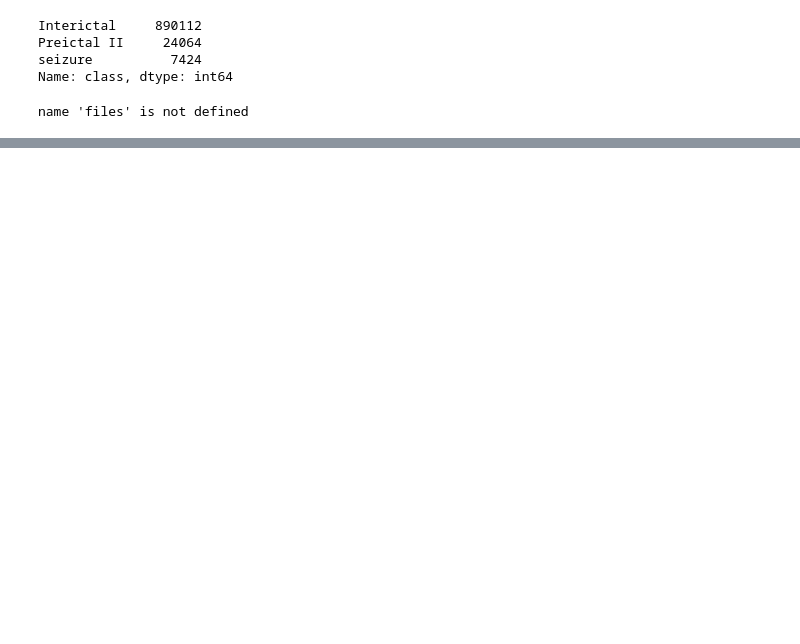
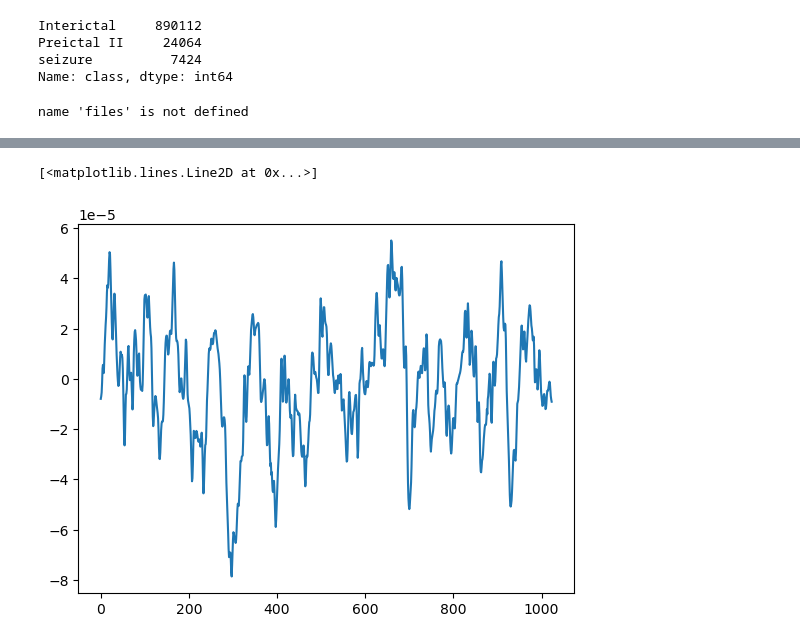
Before and after one commit to nikl1425/DeepLearning_Master, a Jupyter notebook: DataHandling/test_create_spec_plt copy.ipynb, the cells around one changed output, grey strips where cells are left out. Cells and saved outputs as stored; diff of their text form; code cells hidden in the pictures; blank space fills up the shorter version.

```diff
--- a/DataHandling/test_create_spec_plt copy.ipynb
+++ b/DataHandling/test_create_spec_plt copy.ipynb
@@ -257,0 +284,5 @@ datetime.datetime(1970, 1, 1, 4, 56, 53)
+# %%
+plt.plot(denoise_wavelet(np.array(int).astype(np.float),wavelet='db8', method='BayesShrink', mode='hard',rescale_sigma=True, multichannel=False, wavelet_levels=3))
+# %% [output]
+[<matplotlib.lines.Line2D at 0x...>]
+[figure, added]
```
Also changed, not shown: parts of 38 cells of this notebook, 4 other files.
